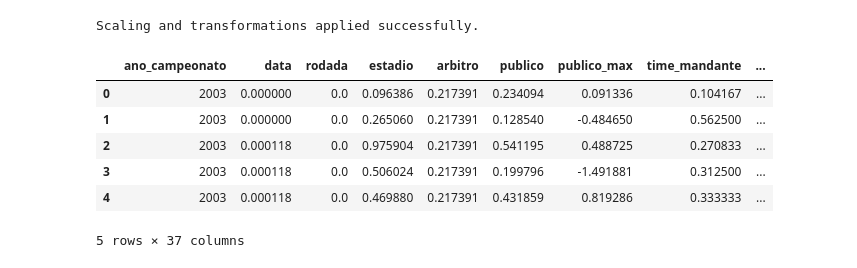
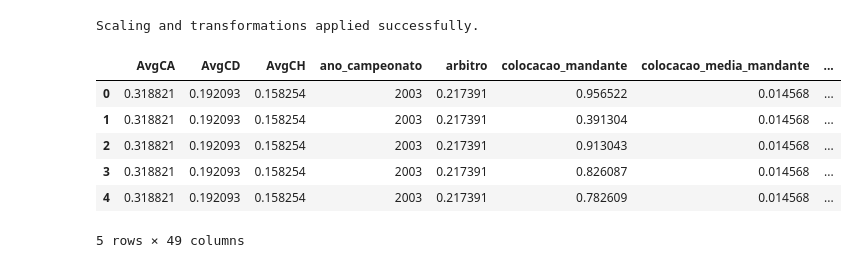
Before and after one commit to leandroassis/sportbet_model, a Jupyter notebook: data/feature_scale.ipynb, the cells around one changed output. Drawn from its saved outputs; the diff is of its cells as text; code cells hidden in the pictures.

```diff
--- a/data/feature_scale.ipynb
+++ b/data/feature_scale.ipynb
@@ -54,46 +53,62 @@ plot_distributions(dataset)
 # %%
 from sklearn.preprocessing import StandardScaler, MinMaxScaler
 import numpy as np
 
-dist_normais_labels = ['saldo_gols_mandante', 'saldo_gols_visitante', 'idade_media_titular_mandante', 'idade_media_titular_visitante', ]
-dist_cauda_longa_labels = ['publico', 'publico_max', 'valor_equipe_titular_mandante', 'valor_equipe_titular_visitante', 'AvgCH', 'AvgCD', 'AvgCA']
-dist_poisson_labels = ['vitorias_mandante', 'vitorias_visitante', 'empate_mandante', 'empate_visitante', 'derrotas_mandante', 'derrotas_visitante', 'gols_pro_mandante', 'gols_pro_visitante', 'gols_sofridos_mandante', 'gols_sofridos_visitante']
-dist_categoricas_ciclicas_labels = ['data', 'rodada', 'time_mandante', 'time_visitante', 'colocacao_mandante', 'colocacao_visitante', 'dia', 'mes', 'estadio', 'arbitro', 'tecnico_mandante', 'tecnico_visitante']
+dist_normais_labels = ['saldo_gols_mandante', 'saldo_gols_visitante', 'idade_media_titular_mandante',
+                       'idade_media_titular_visitante', 'colocacao_media_mandante', 'colocacao_media_visitante']
+
+dist_cauda_longa_labels = ['publico', 'publico_max', 'valor_equipe_titular_mandante',
+                           'valor_equipe_titular_visitante', 'AvgCH', 'AvgCD', 'AvgCA',
+                           'gols_marcados_media_mandante', 'gols_marcados_media_visitante',
+                           'gols_sofridos_media_mandante', 'gols_sofridos_media_visitante',
+                           'vitorias_seguidas_mandante', 'vitorias_seguidas_visitante',
+                           'derrotas_seguidas_mandante', 'derrotas_seguidas_visitante',
+                           'gols_visitante', 'gols_mandante'
+                           ]
+
+dist_poisson_labels = ['vitorias_mandante', 'vitorias_visitante', 'empates_mandante',
+                       'empates_visitante', 'derrotas_mandante', 'derrotas_visitante',
+                       'gols_pro_mandante', 'gols_pro_visitante', 'gols_sofridos_mandante',
+                       'gols_sofridos_visitante']
+
+dist_categoricas_ciclicas_labels = ['data', 'rodada', 'time_mandante', 'time_visitante',
+                                    'colocacao_mandante', 'colocacao_visitante', 'dia', 'mes',
+                                    'estadio', 'arbitro', 'tecnico_mandante', 'tecnico_visitante']
 
 # Initialize scalers
 standard_scaler = StandardScaler()
 min_max_scaler = MinMaxScaler()
 
 # Apply StandardScaler to normally distributed columns
 for col in dist_normais_labels:
     if col in dataset.columns:
         dataset[col] = standard_scaler.fit_transform(dataset[[col]])
 
-# Apply log transformation and then StandardScaler to long-tail distributed columns
+# Apply log transformation and then MinMaxScaler to long-tail distributed columns
 for col in dist_cauda_longa_labels:
     if col in dataset.columns:
         dataset[col] = np.log1p(dataset[col])
-        dataset[col] = standard_scaler.fit_transform(dataset[[col]])
+        dataset[col] = min_max_scaler.fit_transform(dataset[[col]])
 
 # Combine Poisson and cyclical categorical labels
 dist_minmax_labels = dist_poisson_labels + dist_categoricas_ciclicas_labels
 
 # Apply MinMaxScaler to the combined list of columns
 for col in dist_minmax_labels:
     if col in dataset.columns:
         dataset[col] = min_max_scaler.fit_transform(dataset[[col]])
 
 print("Scaling and transformations applied successfully.")
 dataset.head()
 # %% [output]
 Scaling and transformations applied successfully.
-|  | ano_campeonato | data | rodada | estadio | arbitro | publico | publico_max | time_mandante | ... |
-| 0 | 2003 | 0.000000 | 0.0 | 0.096386 | 0.217391 | 0.234094 | 0.091336 | 0.104167 | ... |
-| 1 | 2003 | 0.000000 | 0.0 | 0.265060 | 0.217391 | 0.128540 | -0.484650 | 0.562500 | ... |
-| 2 | 2003 | 0.000118 | 0.0 | 0.975904 | 0.217391 | 0.541195 | 0.488725 | 0.270833 | ... |
-| 3 | 2003 | 0.000118 | 0.0 | 0.506024 | 0.217391 | 0.199796 | -1.491881 | 0.312500 | ... |
-| 4 | 2003 | 0.000118 | 0.0 | 0.469880 | 0.217391 | 0.431859 | 0.819286 | 0.333333 | ... |
+|  | AvgCA | AvgCD | AvgCH | ano_campeonato | arbitro | colocacao_mandante | colocacao_media_mandante | ... |
+| 0 | 0.318821 | 0.192093 | 0.158254 | 2003 | 0.217391 | 0.956522 | 0.014568 | ... |
+| 1 | 0.318821 | 0.192093 | 0.158254 | 2003 | 0.217391 | 0.391304 | 0.014568 | ... |
+| 2 | 0.318821 | 0.192093 | 0.158254 | 2003 | 0.217391 | 0.913043 | 0.014568 | ... |
+| 3 | 0.318821 | 0.192093 | 0.158254 | 2003 | 0.217391 | 0.826087 | 0.014568 | ... |
+| 4 | 0.318821 | 0.192093 | 0.158254 | 2003 | 0.217391 | 0.782609 | 0.014568 | ... |
-5 rows × 37 columns
+5 rows × 49 columns
 # %%
 plot_distributions(dataset)
 # %% [output]
```
Also changed, not shown: parts of 3 cells of this notebook, 9 other files.
